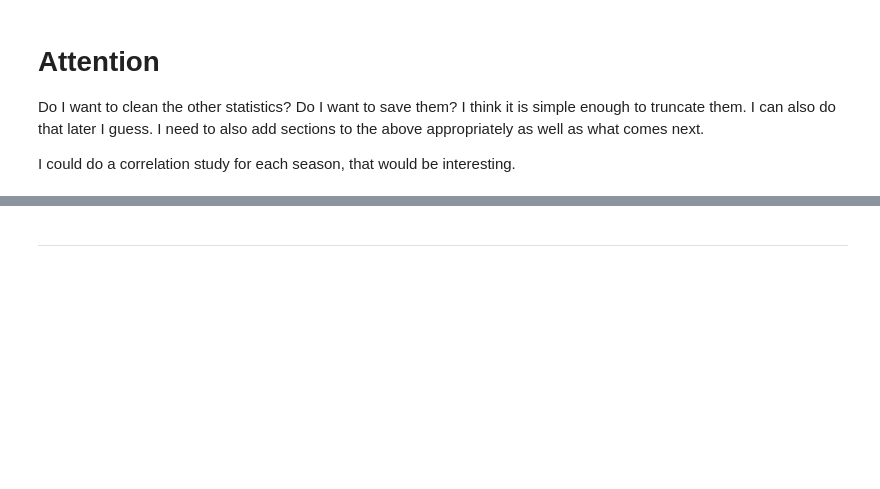
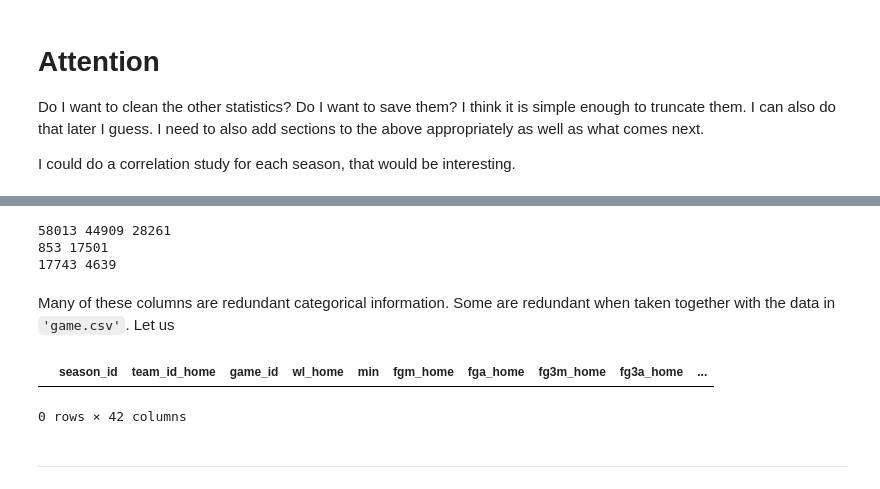
Before and after one commit to smtilson/pp5-ml-dashboard, a Jupyter notebook: jupyter_notebooks/02_Cleaning_Data.ipynb, the cells around one changed output, grey strips where cells are left out. Cells and saved outputs as stored; diff of their text form; code cells hidden in the pictures; blank space fills up the shorter version.

```diff
--- a/jupyter_notebooks/02_Cleaning_Data.ipynb
+++ b/jupyter_notebooks/02_Cleaning_Data.ipynb
@@ -415,3 +426,44 @@ Section 2 content
+# %%
+line_score_game_ids = line_score_df['game_id'].unique()
+game_df_after_1985_cleaned_game_ids = game_df_after_1985_cleaned['game_id'].unique()
+other_stats_game_ids = other_stats_df['game_id'].unique()
+
+print(len(line_score_game_ids), len(game_df_after_1985_cleaned_game_ids), len(other_stats_game_ids))
+
+other_stats_missing_from_cleaned = []
+for id in other_stats_game_ids:
+    if id not in game_df_after_1985_cleaned_game_ids:
+        other_stats_missing_from_cleaned.append(id)
+
+cleaned_id_missing_from_other_stats = []
+for id in game_df_after_1985_cleaned_game_ids:
+    if id not in other_stats_game_ids:
+        cleaned_id_missing_from_other_stats.append(id)
+
+print(len(other_stats_missing_from_cleaned), len(cleaned_id_missing_from_other_stats))
+
+line_id_missing_from_cleaned = []
+for id in line_score_game_ids:
+    if id not in game_df_after_1985_cleaned_game_ids:
+        line_id_missing_from_cleaned.append(id)
+
+cleaned_id_missing_from_line = []
+for id in game_df_after_1985_cleaned_game_ids:
+    if id not in line_score_game_ids:
+        cleaned_id_missing_from_line.append(id)
+
+print(len(line_id_missing_from_cleaned), len(cleaned_id_missing_from_line))
+# %% [output]
+58013 44909 28261
+853 17501
+17743 4639
+# %% [markdown]
+Many of these columns are redundant categorical information. Some are redundant when taken together with the data in `'game.csv'`. Let us
+# %%
+game_df.query('game_id == 32200001')
+# %% [output]
+|  | season_id | team_id_home | game_id | wl_home | min | fgm_home | fga_home | fg3m_home | fg3a_home | ... |
+0 rows × 42 columns
 # %% [markdown]
 ---
 # %% [markdown]
```
Also changed, not shown: parts of 7 cells of this notebook, 1 other file.
